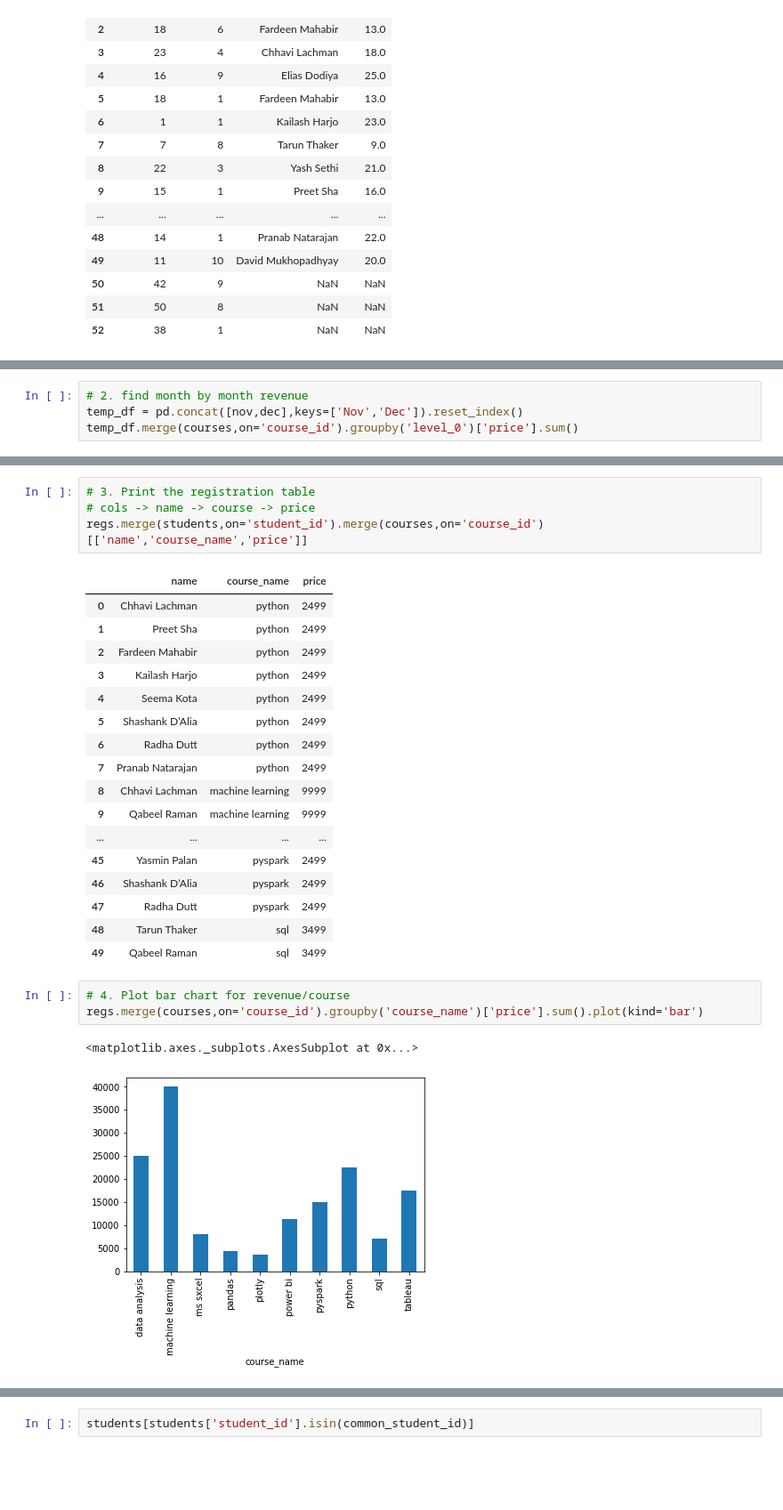
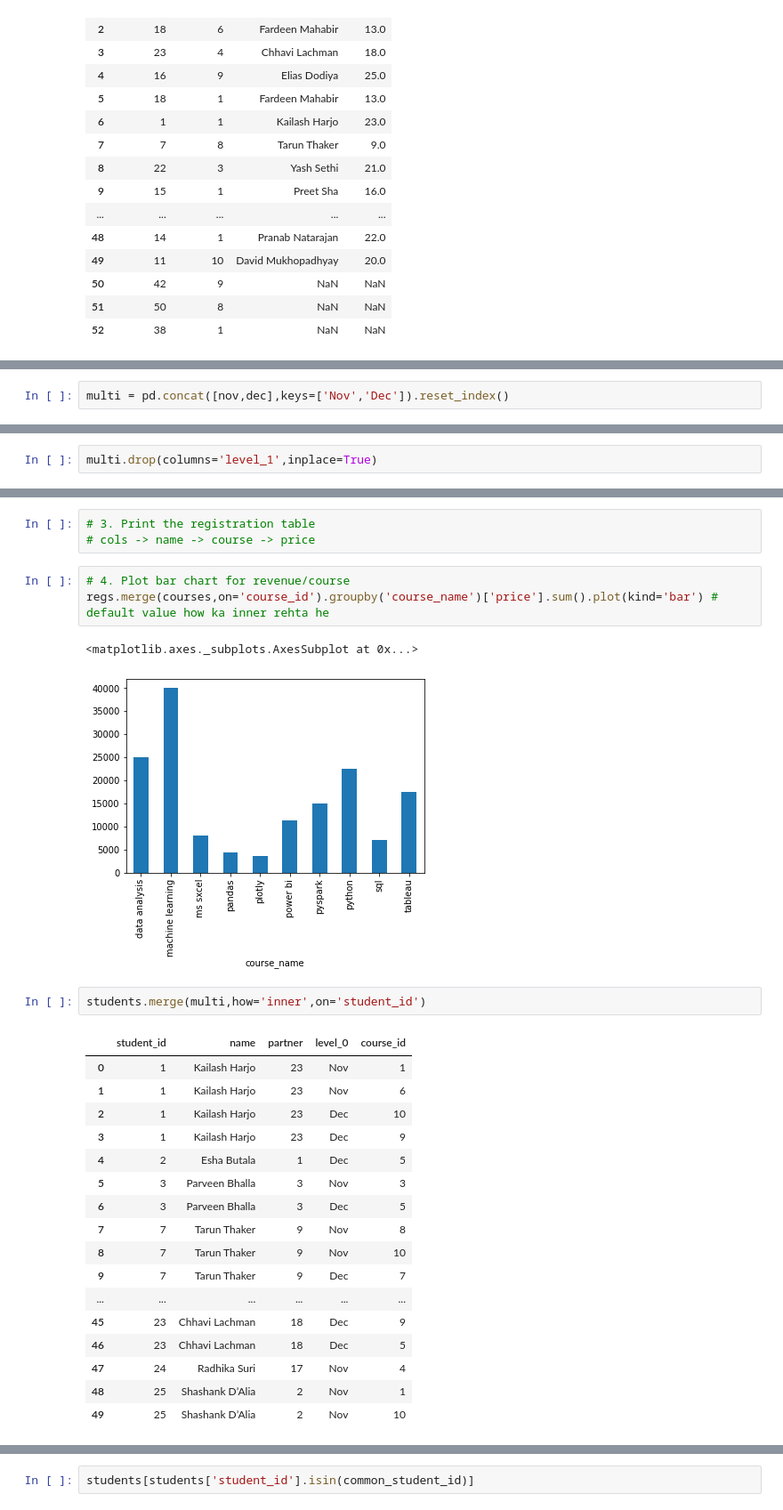
Before and after one commit to Pritush09/Pandas-and-its-functions-detailed, a Jupyter notebook: Session_20_merging.ipynb, the cells around one changed output, grey strips where cells are left out. Shown at 89% size. Drawn from its saved outputs; the diff is of its cells as text; blank space fills up the shorter version.

```diff
--- a/Session_20_merging.ipynb
+++ b/Session_20_merging.ipynb
@@ -319,4 +371,2 @@ total
 # %%
-# 2. find month by month revenue
-temp_df = pd.concat([nov,dec],keys=['Nov','Dec']).reset_index()
-temp_df.merge(courses,on='course_id').groupby('level_0')['price'].sum()
+multi = pd.concat([nov,dec],keys=['Nov','Dec']).reset_index()
@@ -327,0 +373,2 @@ Name: price, dtype: int64
+# %%
+multi.drop(columns='level_1',inplace=True)
@@ -328,30 +406,31 @@ Name: price, dtype: int64
 # %%
 # 3. Print the registration table
 # cols -> name -> course -> price
-regs.merge(students,on='student_id').merge(courses,on='course_id')[['name','course_name','price']]
-# %% [output]
-|  | name | course_name | price |
-| 0 | Chhavi Lachman | python | 2499 |
-| 1 | Preet Sha | python | 2499 |
-| 2 | Fardeen Mahabir | python | 2499 |
-| 3 | Kailash Harjo | python | 2499 |
-| 4 | Seema Kota | python | 2499 |
-| 5 | Shashank D’Alia | python | 2499 |
-| 6 | Radha Dutt | python | 2499 |
-| 7 | Pranab Natarajan | python | 2499 |
-| 8 | Chhavi Lachman | machine learning | 9999 |
-| 9 | Qabeel Raman | machine learning | 9999 |
-| ... | ... | ... | ... |
-| 45 | Yasmin Palan | pyspark | 2499 |
-| 46 | Shashank D’Alia | pyspark | 2499 |
-| 47 | Radha Dutt | pyspark | 2499 |
-| 48 | Tarun Thaker | sql | 3499 |
-| 49 | Qabeel Raman | sql | 3499 |
 # %%
 # 4. Plot bar chart for revenue/course
-regs.merge(courses,on='course_id').groupby('course_name')['price'].sum().plot(kind='bar')
+regs.merge(courses,on='course_id').groupby('course_name')['price'].sum().plot(kind='bar') # default value how ka inner rehta he
 # %% [output]
 <matplotlib.axes._subplots.AxesSubplot at 0x...>
 [figure]
+# %%
+students.merge(multi,how='inner',on='student_id')
+# %% [output]
+|  | student_id | name | partner | level_0 | course_id |
+| 0 | 1 | Kailash Harjo | 23 | Nov | 1 |
+| 1 | 1 | Kailash Harjo | 23 | Nov | 6 |
+| 2 | 1 | Kailash Harjo | 23 | Dec | 10 |
+| 3 | 1 | Kailash Harjo | 23 | Dec | 9 |
+| 4 | 2 | Esha Butala | 1 | Dec | 5 |
+| 5 | 3 | Parveen Bhalla | 3 | Nov | 3 |
+| 6 | 3 | Parveen Bhalla | 3 | Dec | 5 |
+| 7 | 7 | Tarun Thaker | 9 | Nov | 8 |
+| 8 | 7 | Tarun Thaker | 9 | Nov | 10 |
+| 9 | 7 | Tarun Thaker | 9 | Dec | 7 |
+| ... | ... | ... | ... | ... | ... |
+| 45 | 23 | Chhavi Lachman | 18 | Dec | 9 |
+| 46 | 23 | Chhavi Lachman | 18 | Dec | 5 |
+| 47 | 24 | Radhika Suri | 17 | Nov | 4 |
+| 48 | 25 | Shashank D’Alia | 2 | Nov | 1 |
+| 49 | 25 | Shashank D’Alia | 2 | Nov | 10 |
 # %%
 # 5. find students who enrolled in both the months
```
Also changed, not shown: parts of 9 cells of this notebook.
